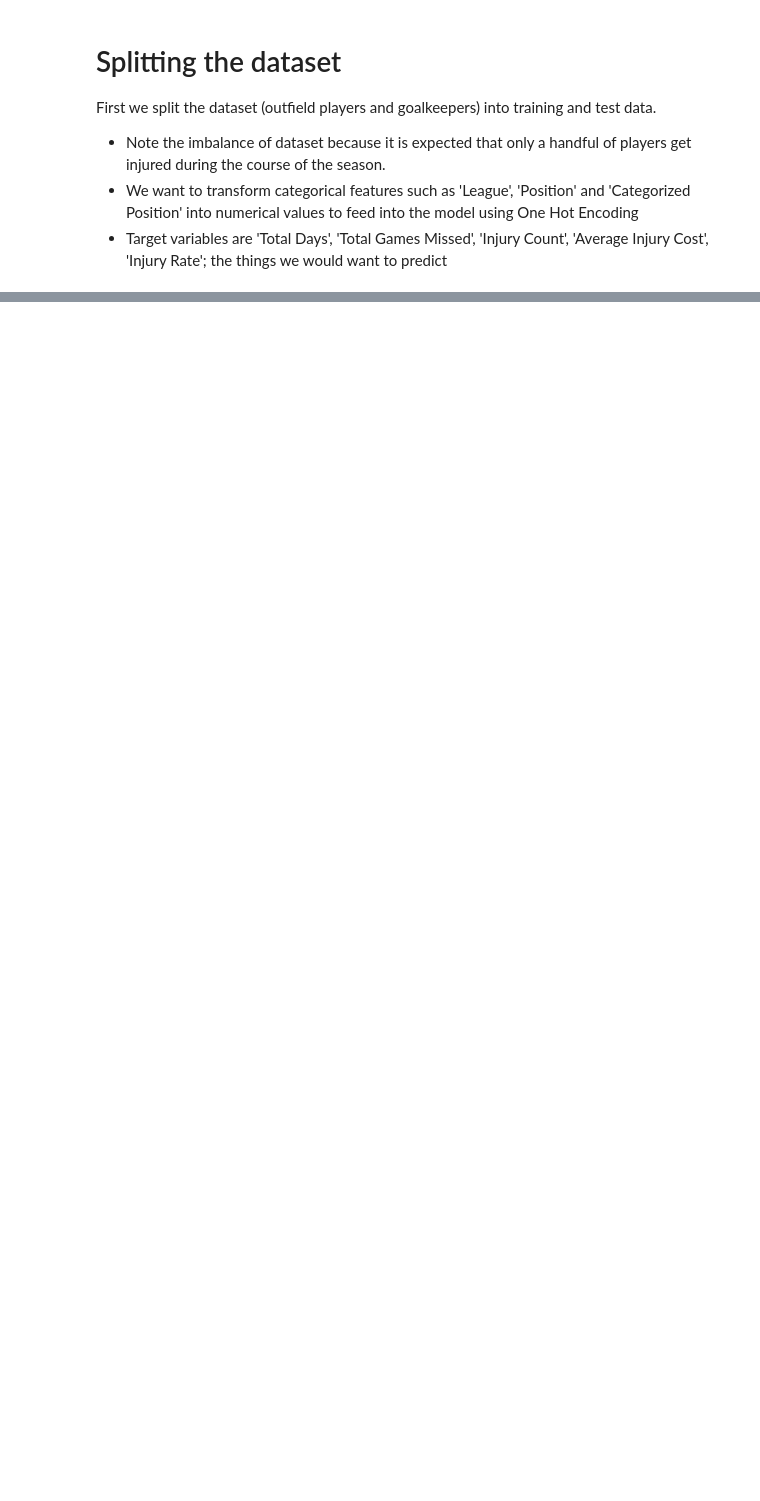
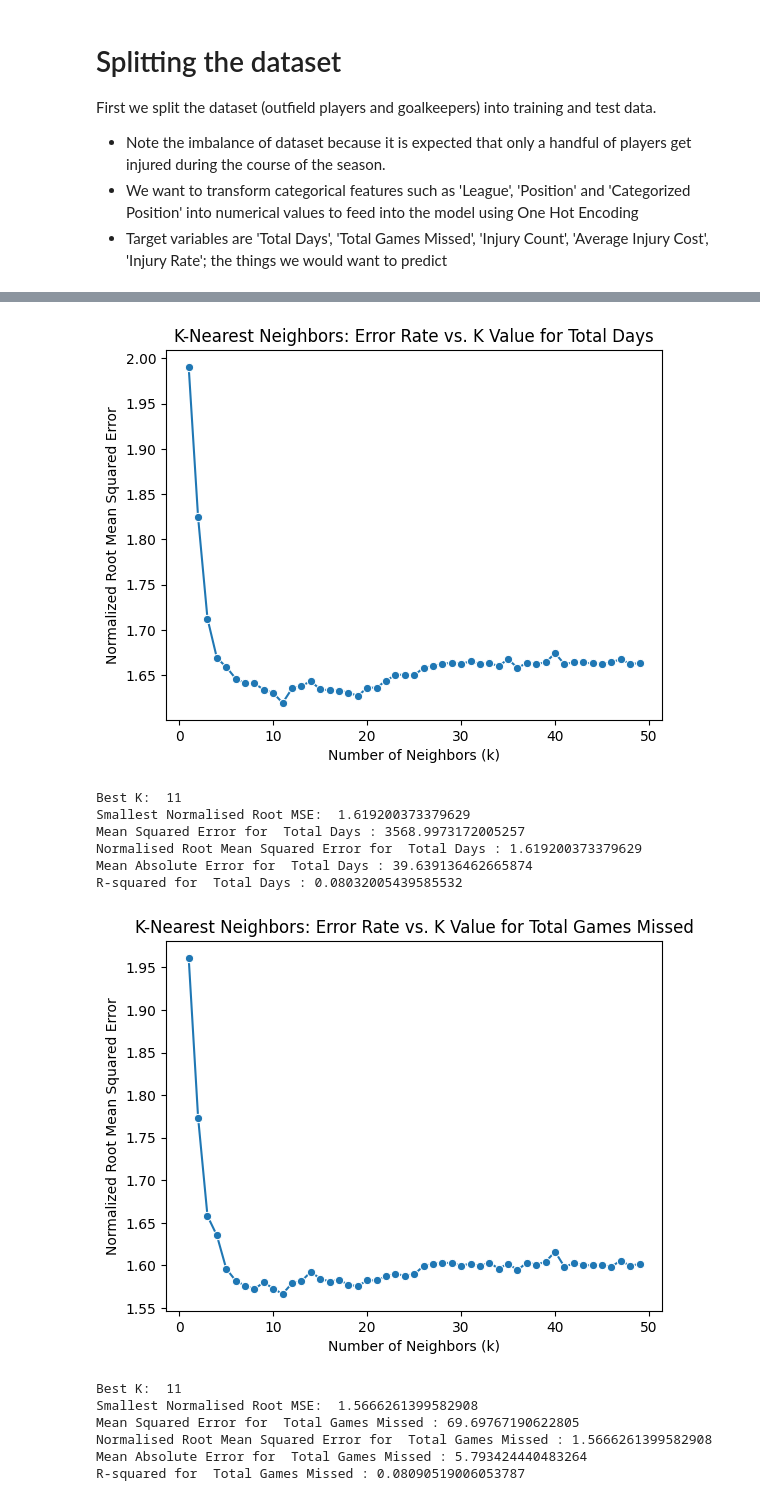
Before and after one commit to tsumian/MA4199-Injury-Prediction, a Jupyter notebook: ma4199-predictive-model.ipynb, the cells around one changed output, grey strips where cells are left out. Cells and saved outputs as stored; diff of their text form; code cells hidden in the pictures; blank space fills up the shorter version.

```diff
--- a/ma4199-predictive-model.ipynb
+++ b/ma4199-predictive-model.ipynb
@@ -440,3 +40,0 @@ for target in targets:
-# %%
-for target in targets:
-    get_knn_error_rates(outfield_pca3_X_train, outfield_y_train, outfield_pca3_X_test, outfield_y_test, target)
@@ -448,0 +265,34 @@ for target in targets:
+# %%
+from sklearn.neighbors import KNeighborsRegressor
+
+metrics = ['euclidean', 'manhattan', 'minkowski', 'cosine', 'chebyshev']  # You can add or remove metrics
+
+# Create empty lists to store performance metrics
+mse_scores = []
+mae_scores = []
+nrmse_scores = []
+r2_scores = []
+
+# Loop through each distance metric
+for metric in metrics:
+    knn_model = KNeighborsRegressor(n_neighbors=5, metric=metric)
+    knn_model.fit(outfield_X_train, outfield_y_train['Total Days'])
+    y_pred = knn_model.predict(outfield_X_test)
+
+    mse = mean_squared_error(outfield_y_test['Total Days'], y_pred)
+    mae = mean_absolute_error(outfield_y_test['Total Days'], y_pred)
+    nrmse = normalized_root_mean_squared_error(outfield_y_test['Total Days'], y_pred)
+    r2 = r2_score(outfield_y_test['Total Days'], y_pred)
+
+    mse_scores.append(mse)
+    mae_scores.append(mae)
+    nrmse_scores.append(nrmse)
+    r2_scores.append(r2)
+
+print(colored('Detailed Results:', 'black', attrs=['bold']))
+for i, metric in enumerate(metrics):
+    print(f"\nMetric: {metric}")
+    print(f"MSE: {mse_scores[i]:.4f}")
+    print(f"NRMSE: {nrmse_scores[i]:.4f}")
+    print(f"MAE: {mae_scores[i]:.4f}")
+    print(f"R-squared: {r2_scores[i]:.4f}")
@@ -448,0 +373,22 @@ for target in targets:
+# %%
+for target in targets:
+    best_k, error_df = get_knn_error_rates(outfield_X_train, outfield_y_train, outfield_X_test, outfield_y_test, target)
+    print("Best K: ", best_k)
+    print("Smallest Normalised Root MSE: ", error_df['error'].min())
+    mse, mae, nrmse, r2 = get_best_knn_error_rates(outfield_X_train, outfield_y_train, outfield_X_test, outfield_y_test, target, best_k)
+    add_evaluation_metrics('KNN with best K', target, mse, mae, nrmse, r2)
+# %% [output]
+[figure, added]
+Best K:  11
+Smallest Normalised Root MSE:  1.619200373379629
+Mean Squared Error for  Total Days : 3568.9973172005257
+Normalised Root Mean Squared Error for  Total Days : 1.619200373379629
+Mean Absolute Error for  Total Days : 39.639136462665874
+R-squared for  Total Days : 0.08032005439585532
+[figure, added]
+Best K:  11
+Smallest Normalised Root MSE:  1.5666261399582908
+Mean Squared Error for  Total Games Missed : 69.69767190622805
+Normalised Root Mean Squared Error for  Total Games Missed : 1.5666261399582908
+Mean Absolute Error for  Total Games Missed : 5.793424440483264
+R-squared for  Total Games Missed : 0.08090519006053787
```
Also changed, not shown: parts of 56 cells of this notebook.
